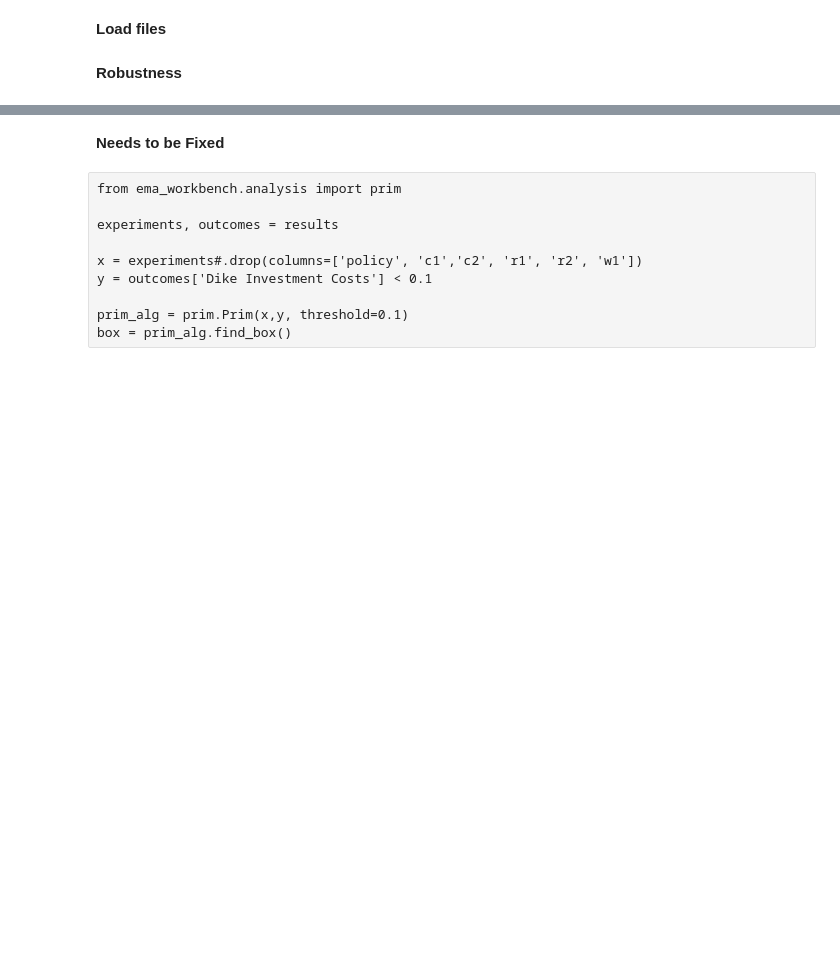
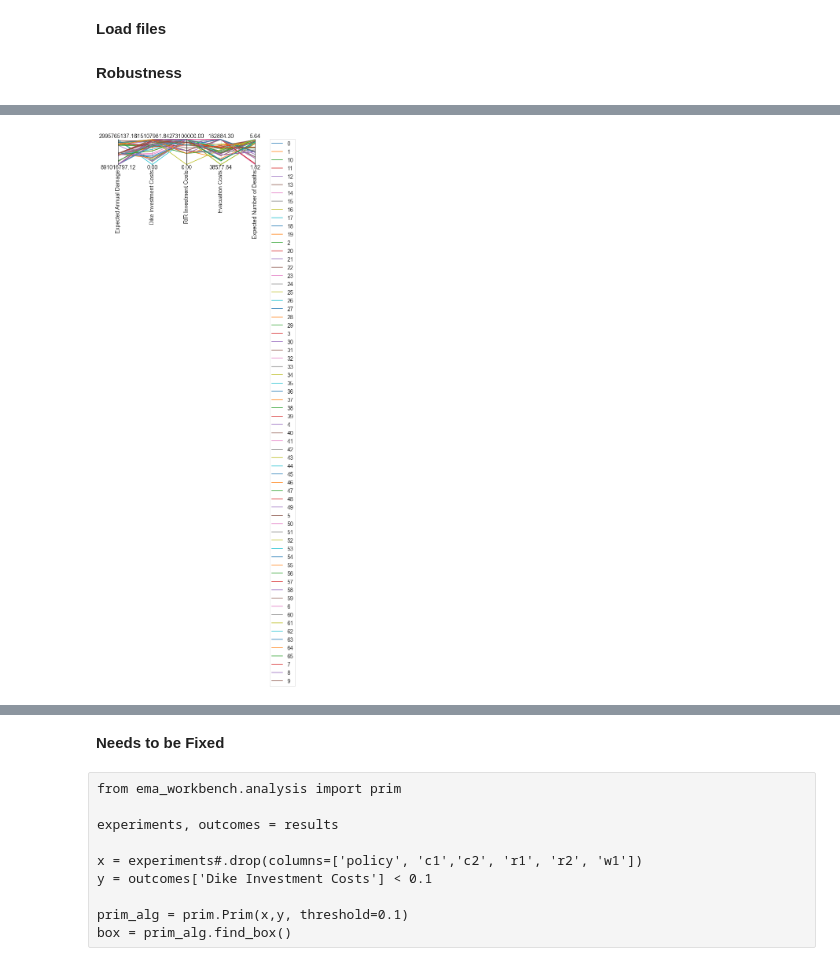
Before and after one commit to rhysits/thesis, a Jupyter notebook: final assignment/01_Directed_Search_Worsecase.ipynb, the cells around one changed output, grey strips where cells are left out. Drawn from its saved outputs; the diff is of its cells as text; code cells hidden in the pictures; blank space fills up the shorter version.

```diff
--- a/final assignment/01_Directed_Search_Worsecase.ipynb
+++ b/final assignment/01_Directed_Search_Worsecase.ipynb
@@ -300,22 +321,24 @@ plt.show()
 # %%
+data = max_regret
 
-colors = sns.color_palette()
+colors = sns.color_palette(n_colors=len(data))
 
-data = max_regret
 
 # makes it easier to identify the policy associated with each line
 # in the parcoords plot
 # data['policy'] = data.index.astype("float64")
 
 limits = parcoords.get_limits(data)
 #limits.loc[0, ['utility', 'inertia', 'reliability', 'max_P']] = 0
 
 paraxes = parcoords.ParallelAxes(limits)
 for i, (index, row) in enumerate(data.iterrows()):
     paraxes.plot(row.to_frame().T, label=str(index), color=colors[i])
 paraxes.legend()
 
 plt.show()
+# %% [output]
+[figure, added]
 # %%
 from collections import defaultdict
 
```
Also changed, not shown: parts of 9 cells of this notebook, 7 other files.
